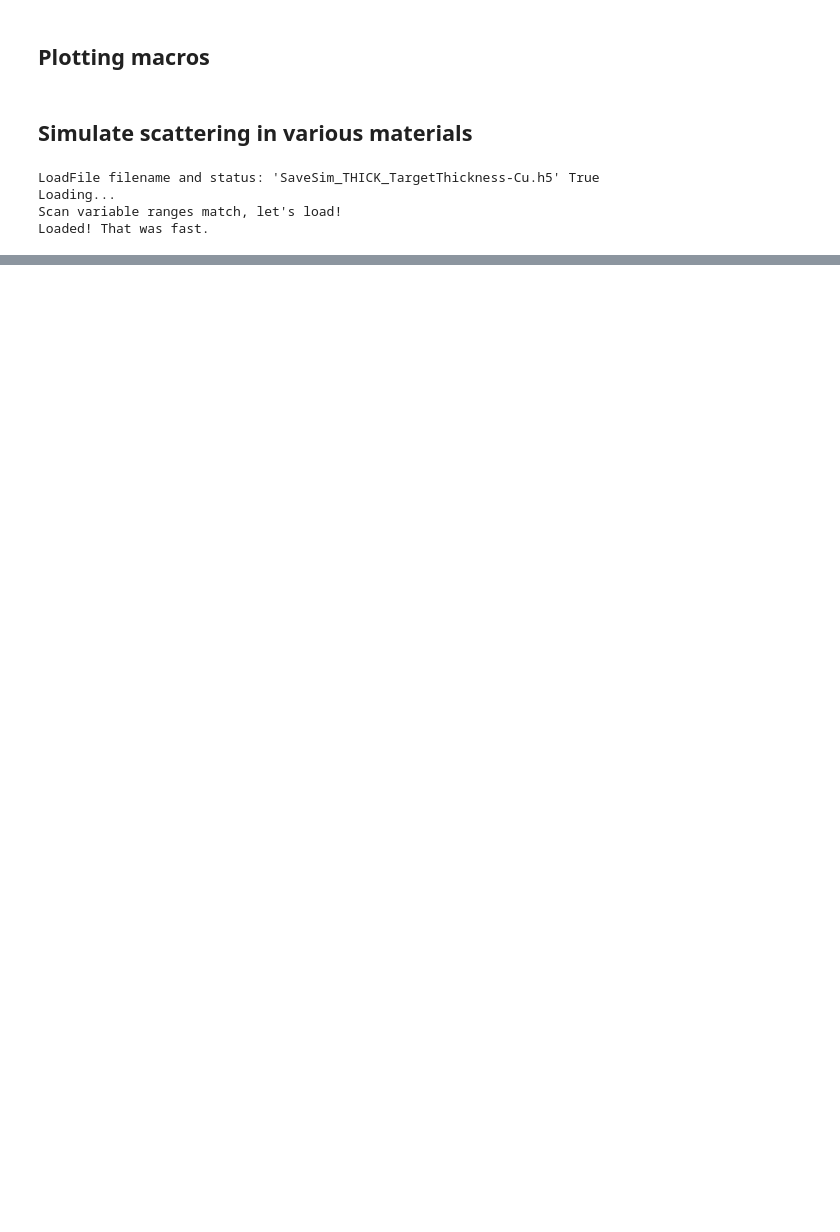
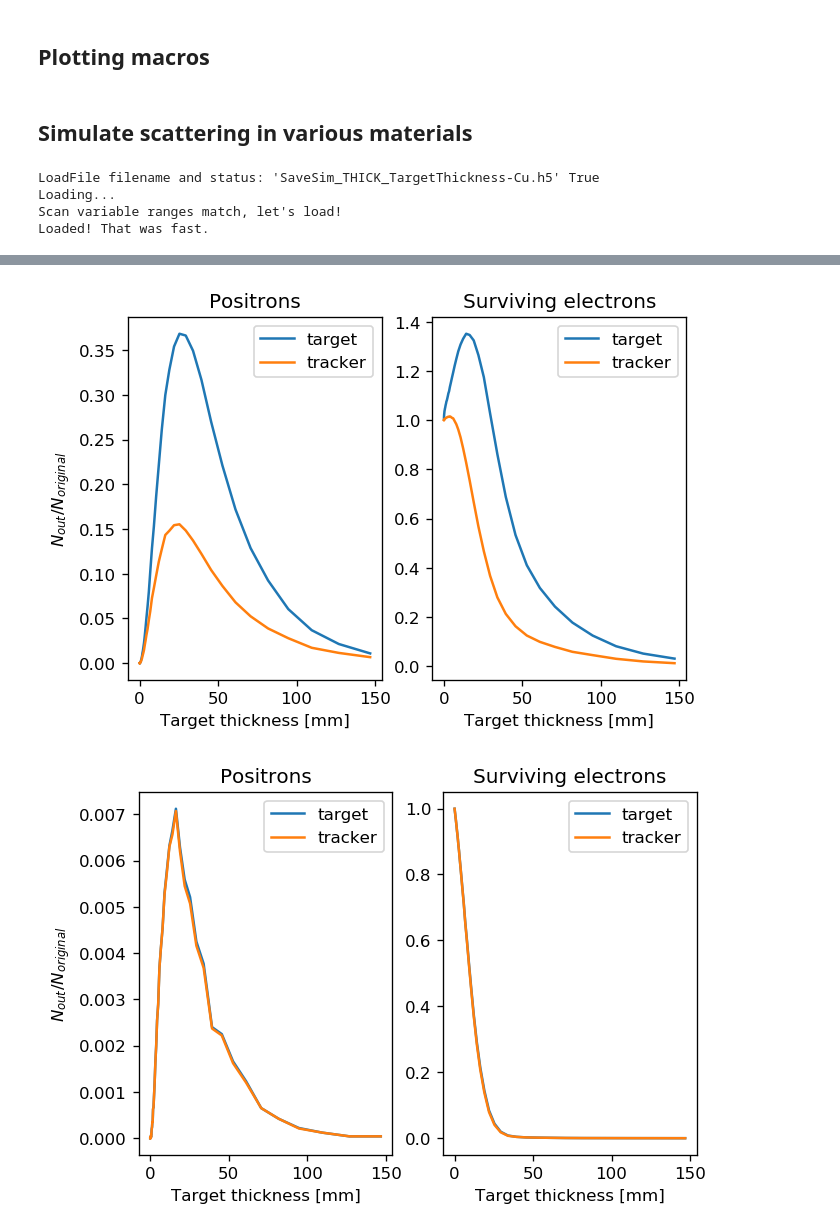
Before and after one commit to kyrsjo/MiniScatter, a Jupyter notebook: examples/ThicknessScan.ipynb, the cells around one changed output, grey strips where cells are left out. Saved outputs shown, nothing was run; the diff lists cells and outputs as text; code cells hidden in the pictures; blank space fills up the shorter version.

```diff
--- a/examples/ThicknessScan.ipynb
+++ b/examples/ThicknessScan.ipynb
@@ -160,24 +169,32 @@ Radiation lengths:
 # %% [markdown]
 ## Plotting macros
 # %%
-def showYield_singleSim(thickScan,numPart,N):
+def showYield_singleSim(thickScan,numPart,N, cutoff=False, xZoom=None, singleParticle=None):
     plt.figure()
+    if singleParticle == None:
+        plt.subplot(1,2,1)
+    if singleParticle == None or singleParticle == 'Positrons':
+        plt.title("Positrons")
+        plt.plot(thickScan,numPart["target"  if not cutoff else "target_cutoff"] [-11]/N, label="target")
+        plt.plot(thickScan,numPart["tracker" if not cutoff else "tracker_cutoff"][-11]/N, label="tracker")
+        plt.legend(loc='upper right')
+        plt.xlabel('Target thickness [mm]')
+        plt.ylabel('$N_{out}/N_{original}$')
+        if xZoom:
+            plt.xlim(xZoom[0],xZoom[1])
 
-    plt.subplot(1,2,1)
-    plt.title("Positrons")
-    plt.plot(thickScan,numPart["target"][-11]/N, label="target")
-    plt.plot(thickScan,numPart["tracker"][-11]/N, label="tracker")
-    #plt.plot(thickScan,numPart["target_cutoff"][-11]/N, label="target (cutoff)", ls="--")
-    #plt.plot(thickScan,numPart["tracker_cutoff"][-11]/N, label="tracker (cutoff)", ls="--")
-    plt.legend(loc='upper right')
-
-    plt.subplot(1,2,2)
-    plt.title("Surviving electrons")
-    plt.plot(thickScan,numPart["target"][11]/N, label="target")
-    plt.plot(thickScan,numPart["tracker"][11]/N, label="tracker")
-    #plt.plot(thickScan,numPart["target_cutoff"][11]/N, label="target (cutoff)", ls="--")
-    #plt.plot(thickScan,numPart["tracker_cutoff"][11]/N, label="tracker (cutoff)", ls="--")
-    plt.legend(loc='upper right')
+    if singleParticle == None:
+        plt.subplot(1,2,2)
+    if singleParticle == None or singleParticle == 'Electrons':
+        plt.title("Surviving electrons")
+        plt.plot(thickScan,numPart["target"  if not cutoff else "target_cutoff"] [11]/N, label="target")
+        plt.plot(thickScan,numPart["tracker" if not cutoff else "tracker_cutoff"][11]/N, label="tracker")
+        plt.legend(loc='upper right')
+        plt.xlabel('Target thickness [mm]')
+        if singleParticle != None:
+            plt.ylabel('$N_{out}/N_{original}$')
+        if xZoom:
+            plt.xlim(xZoom[0],xZoom[1])
 # %% [markdown]
 ## Simulate scattering in various materials
 # %%
@@ -192,6 +209,9 @@ thickScan_Cu = thickScan_radLen*computeL("Cu")
                                        tmpFolder=TMPFOLDER)
 
 showYield_singleSim(thickScan_Cu,numPart_Cu,baseSimSetup_Cu["N"])
+showYield_singleSim(thickScan_Cu,numPart_Cu,baseSimSetup_Cu["N"], cutoff=True)
+showYield_singleSim(thickScan_Cu,numPart_Cu,baseSimSetup_Cu["N"], cutoff=True, xZoom=[0.0,5.0], singleParticle='Electrons')
+
 plt.show()
 # %% [output]
 LoadFile filename and status: 'SaveSim_THICK_TargetThickness-Cu.h5' True
@@ -202,0 +221,2 @@ Loaded! That was fast.
+[figure, added]
+[figure, added]
```
Also changed, not shown: parts of 13 cells of this notebook, 1 other file.
